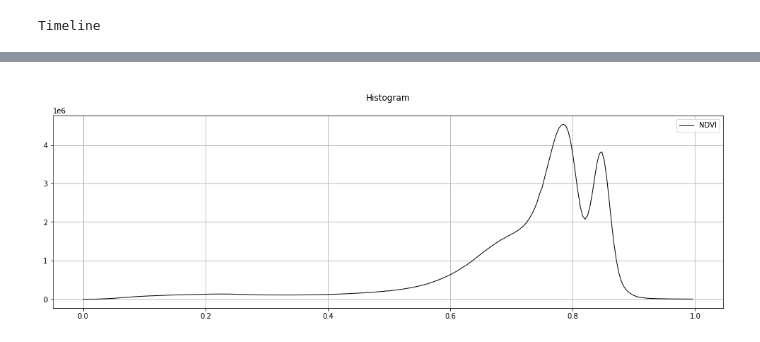
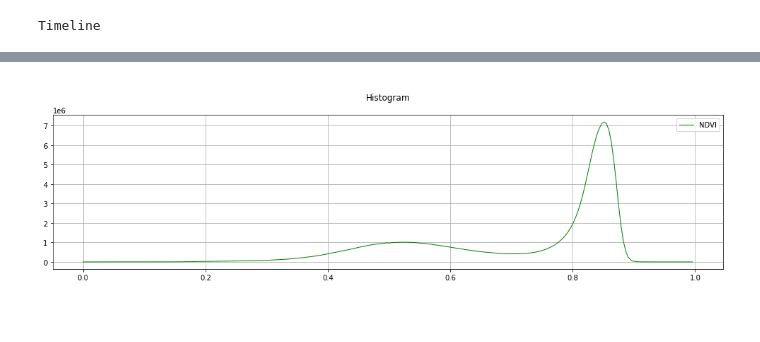
Before and after one commit to AbnerErnaniADSFatec/sample-assessment-data-science, a Jupyter notebook: ImageProcessingSER413TrabalhoFinalAbnerAnjos.ipynb, the cells around one changed output, grey strips where cells are left out. Cells and saved outputs as stored; diff of their text form; code cells hidden in the pictures; blank space fills up the shorter version.

```diff
--- a/ImageProcessingSER413TrabalhoFinalAbnerAnjos.ipynb
+++ b/ImageProcessingSER413TrabalhoFinalAbnerAnjos.ipynb
@@ -48,12 +52,12 @@ Timeline
 # %%
 %%time
 eodatacube = DataCube(
-    collections=["S2_10_16D_STK-1"],
-    query_bands=['red', 'green', 'blue', 'nir', 'quality'],
+    collections = ["S2_10_16D_STK-1"],
+    query_bands = ['red', 'green', 'blue', 'nir', 'quality'],
     # https://www.keene.edu/campus/maps/tool/
-    bbox=[-65.9614567, -8.3474771, -59.8097337, -12.8460981],
-    start_date="2017-01-01",
-    end_date="2019-12-31",
-    limit=50
+    bbox = [-65.765, -9.847, -63.637, -11.041],
+    start_date = "2018-08-12",
+    end_date = "2019-07-28",
+    limit = 50
 )
 # %% [output]
@@ -107,0 +77,8 @@ histogram, bin_edges = np.histogram(ndvi.values[0], bins=256, range=(0, 1))
+# %%
+ndvi = ndvi.values[0]
+plt.figure(figsize=(10, 5))
+colormap = plt.get_cmap('Greens', 1000)
+plt.imshow(ndvi, cmap=colormap)
+plt.tight_layout()
+plt.colorbar()
+plt.show()
@@ -108,9 +87,10 @@ histogram, bin_edges = np.histogram(ndvi.values[0], bins=256, range=(0, 1))
 # %%
-plt.figure(figsize=(17,5))
+histogram, bin_edges = np.histogram(ndvi, bins=256, range=(0, 1))
+plt.figure(figsize=(17,4))
 plt.title(f"\nHistogram\n")
-plt.plot(bin_edges[0:-1], histogram, color="black", linewidth=1, label='NDVI')
+plt.plot(bin_edges[0:-1], histogram, color="green", linewidth=1, label='NDVI')
 plt.legend()
 plt.grid()
 plt.show()
 # %% [output]
-[figure, old version]
+[figure, new version]
```
Also changed, not shown: parts of 11 cells of this notebook, 11 other files.
